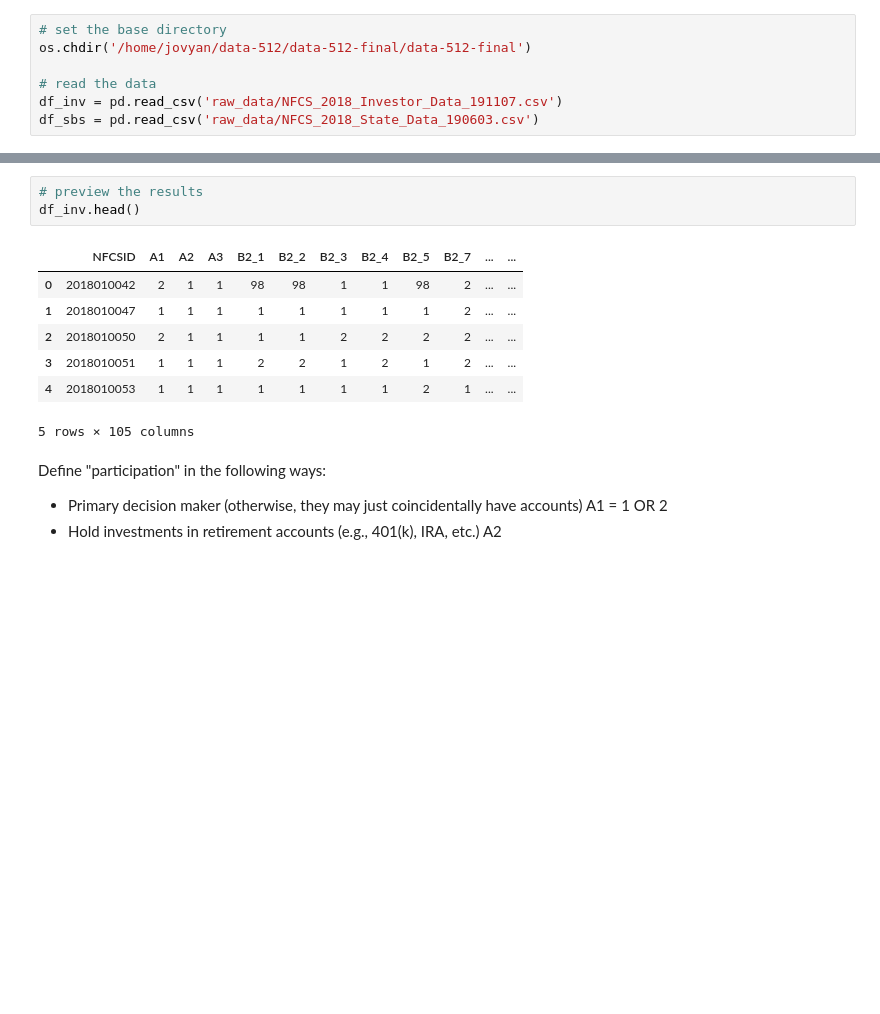
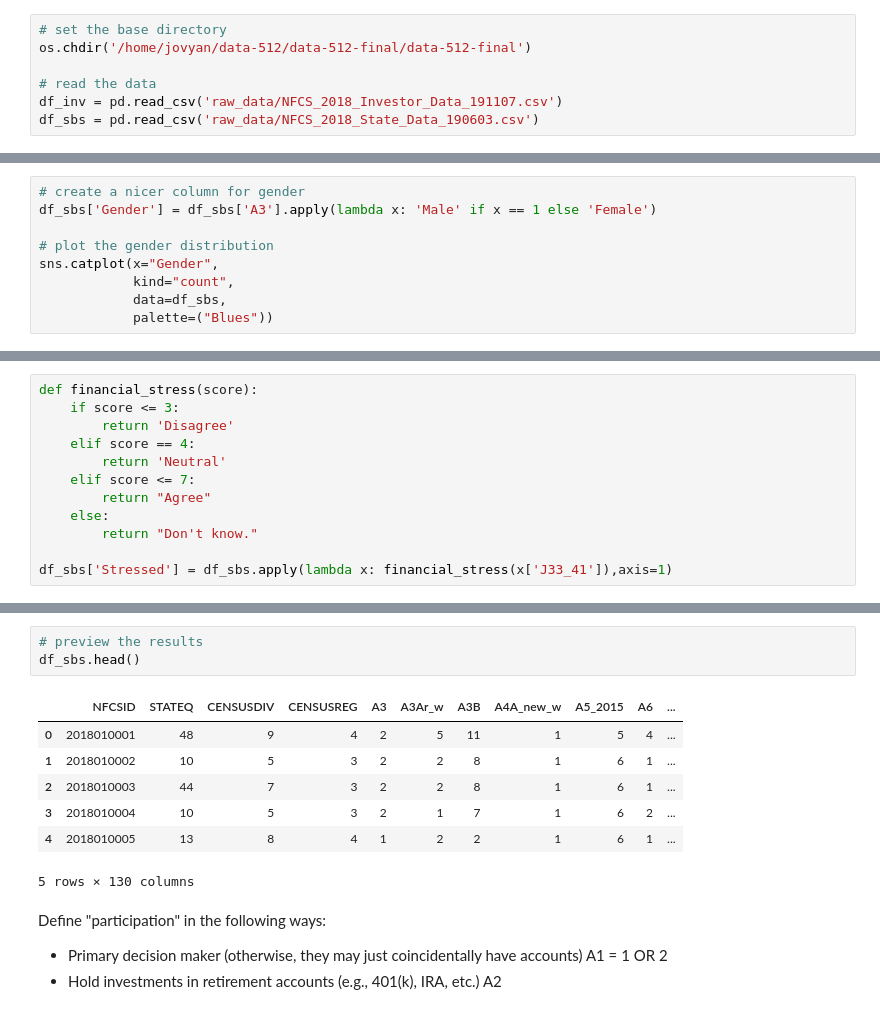
Before and after one commit to stavem/data-512-final, a Jupyter notebook: notebooks/010_EDA.ipynb, the cells around one changed output, grey strips where cells are left out. Drawn from its saved outputs; the diff is of its cells as text; blank space fills up the shorter version.

Commit message:
added initial gender split

```diff
--- a/notebooks/010_EDA.ipynb
+++ b/notebooks/010_EDA.ipynb
@@ -15,0 +40,9 @@ df_sbs = pd.read_csv('raw_data/NFCS_2018_State_Data_190603.csv')
+# %%
+# create a nicer column for gender
+df_sbs['Gender'] = df_sbs['A3'].apply(lambda x: 'Male' if x == 1 else 'Female')
+
+# plot the gender distribution
+sns.catplot(x="Gender",
+            kind="count",
+            data=df_sbs,
+            palette=("Blues"))
@@ -15,0 +77,12 @@ df_sbs = pd.read_csv('raw_data/NFCS_2018_State_Data_190603.csv')
+# %%
+def financial_stress(score):
+    if score <= 3:
+        return 'Disagree'
+    elif score == 4:
+        return 'Neutral'
+    elif score <= 7:
+        return "Agree"
+    else:
+        return "Don't know."
+
+df_sbs['Stressed'] = df_sbs.apply(lambda x: financial_stress(x['J33_41']),axis=1)
@@ -16,14 +102,14 @@ df_sbs = pd.read_csv('raw_data/NFCS_2018_State_Data_190603.csv')
 # %%
 # preview the results
-df_inv.head()
+df_sbs.head()
 # %% [output]
-|  | NFCSID | A1 | A2 | A3 | B2_1 | B2_2 | B2_3 | B2_4 | B2_5 | B2_7 | ... | ... |
-| 0 | 2018010042 | 2 | 1 | 1 | 98 | 98 | 1 | 1 | 98 | 2 | ... | ... |
-| 1 | 2018010047 | 1 | 1 | 1 | 1 | 1 | 1 | 1 | 1 | 2 | ... | ... |
-| 2 | 2018010050 | 2 | 1 | 1 | 1 | 1 | 2 | 2 | 2 | 2 | ... | ... |
-| 3 | 2018010051 | 1 | 1 | 1 | 2 | 2 | 1 | 2 | 1 | 2 | ... | ... |
-| 4 | 2018010053 | 1 | 1 | 1 | 1 | 1 | 1 | 1 | 2 | 1 | ... | ... |
+|  | NFCSID | STATEQ | CENSUSDIV | CENSUSREG | A3 | A3Ar_w | A3B | A4A_new_w | A5_2015 | A6 | ... |
+| 0 | 2018010001 | 48 | 9 | 4 | 2 | 5 | 11 | 1 | 5 | 4 | ... |
+| 1 | 2018010002 | 10 | 5 | 3 | 2 | 2 | 8 | 1 | 6 | 1 | ... |
+| 2 | 2018010003 | 44 | 7 | 3 | 2 | 2 | 8 | 1 | 6 | 1 | ... |
+| 3 | 2018010004 | 10 | 5 | 3 | 2 | 1 | 7 | 1 | 6 | 2 | ... |
+| 4 | 2018010005 | 13 | 8 | 4 | 1 | 2 | 2 | 1 | 6 | 1 | ... |
-5 rows × 105 columns
+5 rows × 130 columns
 # %% [markdown]
 Define "participation" in the following ways:
 
```
Also changed, not shown: parts of 14 cells of this notebook.
